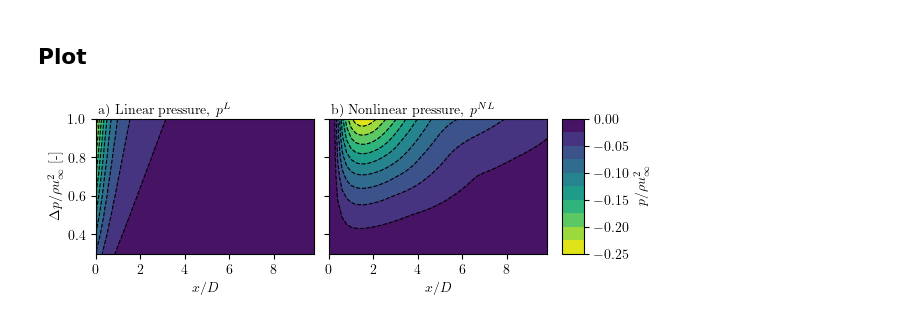
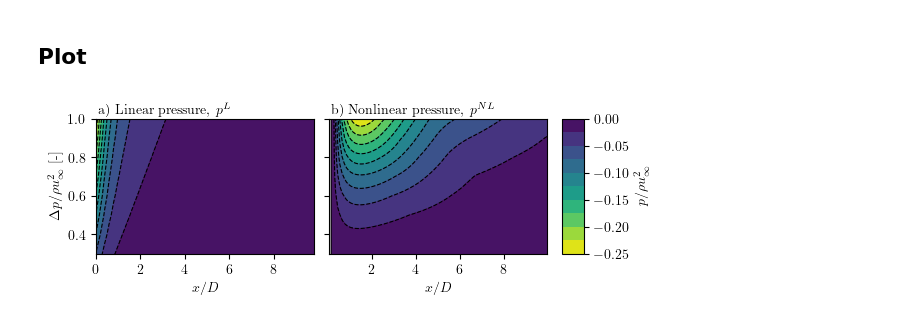
Before and after one commit to Howland-Lab/Unified-Momentum-Model, a Jupyter notebook: figures/suppliment_pressure.ipynb, the cells around one changed output. Cells and saved outputs as stored; diff of their text form; code cells hidden in the pictures.

Commit message:
Use fixedpointiteration decorator on nonlinear pressure.

```diff
--- a/figures/suppliment_pressure.ipynb
+++ b/figures/suppliment_pressure.ipynb
@@ -40,3 +37,5 @@ p_nonlinear = model.ps
+# %%
+dps2, xs2, p_nonlinear = generate_pressure_table(ddp)
 # %% [markdown]
 ## Plot
 # %%
@@ -66,38 +65,36 @@ for key, ax in zip(["linear", "nonlinear"], axes):
     ax.text(
         0.01,
         1 + 0.01,
         labels[key],
         ha="left",
         va="bottom",
         transform=ax.transAxes,
     )
 levels = np.arange(-0.25, 0.001, 0.025)
 
 # axes 1: Linear
 CF = axes[0].contourf(xs, dps, p_linear, levels=levels, cmap="viridis_r")
 CS = axes[0].contour(xs, dps, p_linear, levels=levels, colors="k", linewidths=0.8)
-# axes[0].imshow(p_linear.T, vmin=-0.2, vmax=0.2, **imshow_params)
-# axes[0].set_xlim(-1, 9)
+
 axes[0].set_ylim(0.3, 1)
 
 # axes 2: Nonlinear
-CF = axes[1].contourf(xs, dps, p_nonlinear, levels=levels, cmap="viridis_r")
-CS = axes[1].contour(xs, dps, p_nonlinear, levels=levels, colors="k", linewidths=0.8)
-# axes[1].imshow(p_nonlinear.T, vmin=-0.2, vmax=0.2, **imshow_params)
-# axes[1].set_xlim(-1, 9)
+CF = axes[1].contourf(xs2, dps2, p_nonlinear, levels=levels, cmap="viridis_r")
+CS = axes[1].contour(xs2, dps2, p_nonlinear, levels=levels, colors="k", linewidths=0.8)
+
 axes[1].set_ylim(0.3, 1)
-# axes[0].clabel(CS, inline=True, fontsize=10, fmt="%1.3f")
+
 
 axes[0].set_xlabel("$x/D$")
 axes[1].set_xlabel("$x/D$")
 axes[0].set_ylabel(r"$\Delta p /\rho u_\infty^2$ [-]")
 
 cax = plt.subplot(gs[2])
 cbar = plt.colorbar(CF, cax=cax)
 cbar.set_label(label=r"$p /\rho u_\infty^2$")
 
 
 plt.savefig(figdir / "suppliment_centerline_pressure.png", dpi=500, bbox_inches="tight")
 plt.savefig(figdir_eps / "suppliment_centerline_pressure.eps", bbox_inches="tight")
 # %% [output]
-[figure, old version]
+[figure, new version]
```
Also changed, not shown: parts of 2 cells of this notebook, 18 other files.
